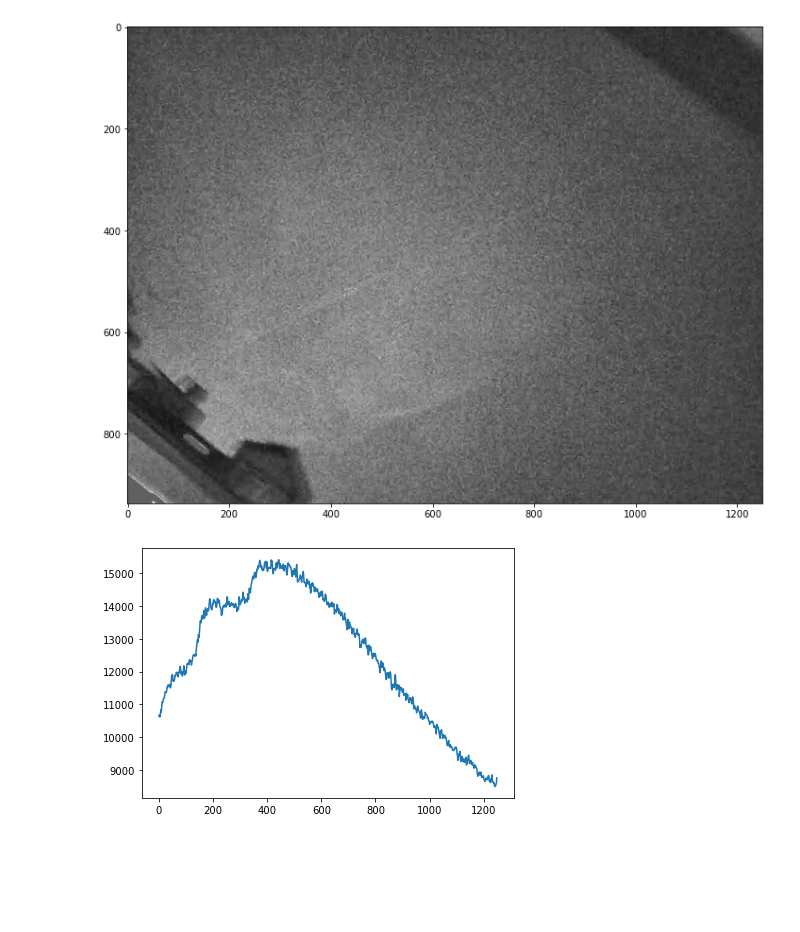
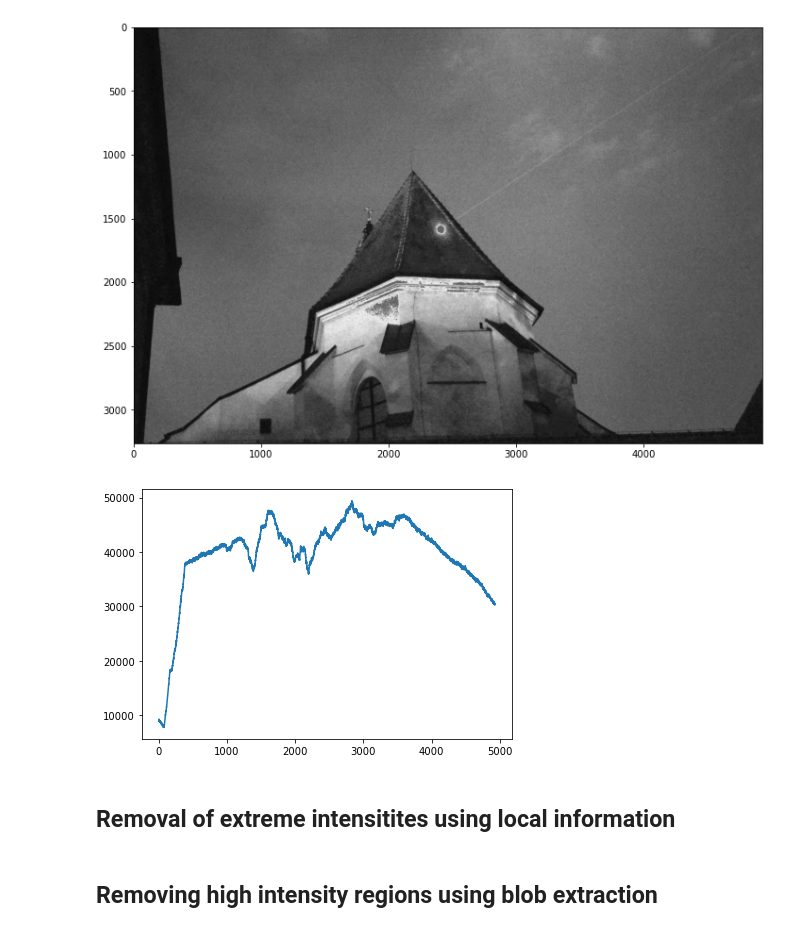
Before and after one commit to LadaOndris/apaler, a Jupyter notebook: detection/rotation.ipynb, the cells around one changed output. Saved outputs shown, nothing was run; the diff lists cells and outputs as text; code cells hidden in the pictures; blank space fills up the shorter version.

```diff
--- a/detection/rotation.ipynb
+++ b/detection/rotation.ipynb
@@ -17,7 +17,10 @@ import cv2
 from math import sqrt
 from math import exp
 # %%
-img = cv2.imread("../dataset/honor/1.jpg")
+#img = cv2.imread("../dataset/honor/1.jpg")
+img = cv2.imread("../dataset/images/DSC_2749.JPG")
+img = cv2.imread("../dataset/images/DSC_2757.JPG")
+# img = cv2.resize(img, [1600, 1060])
 img = cv2.cvtColor(img, cv2.COLOR_BGR2RGB)
 plt.imshow(img)
 img.shape
@@ -49,16 +52,19 @@ fig.savefig("../files/honor/1_gray_cols.png")
 # %%
+img_width = img.shape[1]
+img_height = img.shape[0]
+
 interval = 20
 median = np.median(gray)
 nobackgr = gray.copy()
 nobackgr[nobackgr > median + interval] = median
 nobackgr[nobackgr < median - interval] = median
 
 fig, ax = plt.subplots(figsize=(10,8))
 ax.imshow(nobackgr, cmap='gray')
 fig.tight_layout()
 fig.savefig("../files/honor/1_removed_extremes.png")
 # %% [output]
-[figure, old version]
+[figure, new version]
 # %%
 cols_nobackgr = np.sum(nobackgr, axis=0)
 
@@ -67,4 +73,6 @@ ax.plot(cols_nobackgr)
 fig.tight_layout()
 fig.savefig("../files/honor/1_removed_extremes_cols.png")
 # %% [output]
-[figure, old version]
+[figure, new version]
+# %% [markdown]
+## Removal of extreme intensitites using local information
@@ -70,0 +98,2 @@ fig.savefig("../files/honor/1_removed_extremes_cols.png")
+# %% [markdown]
+## Removing high intensity regions using blob extraction
```
Also changed, not shown: parts of 27 cells of this notebook.
